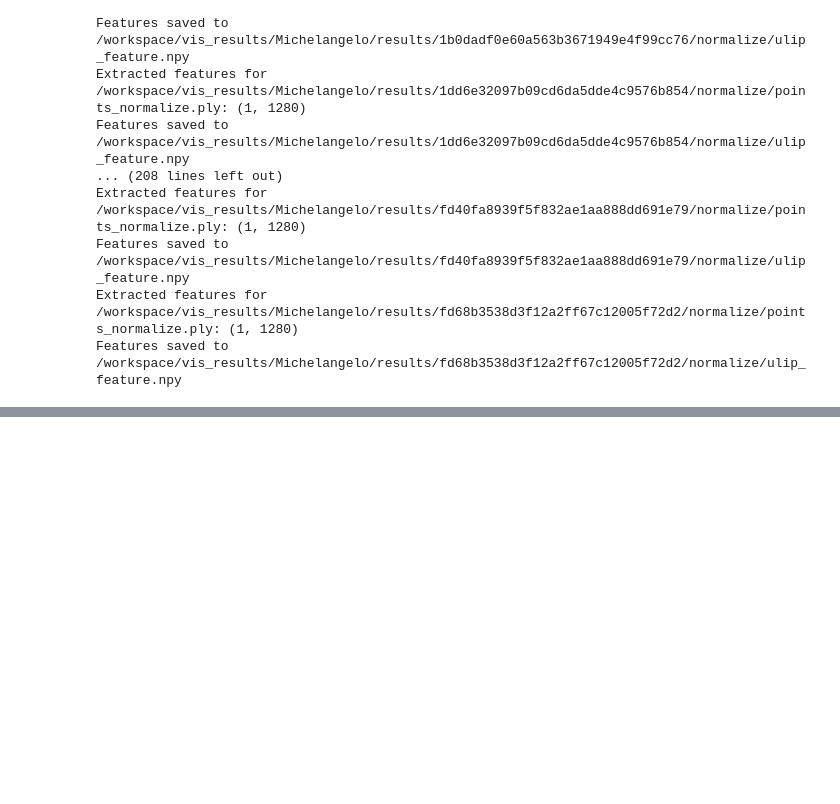
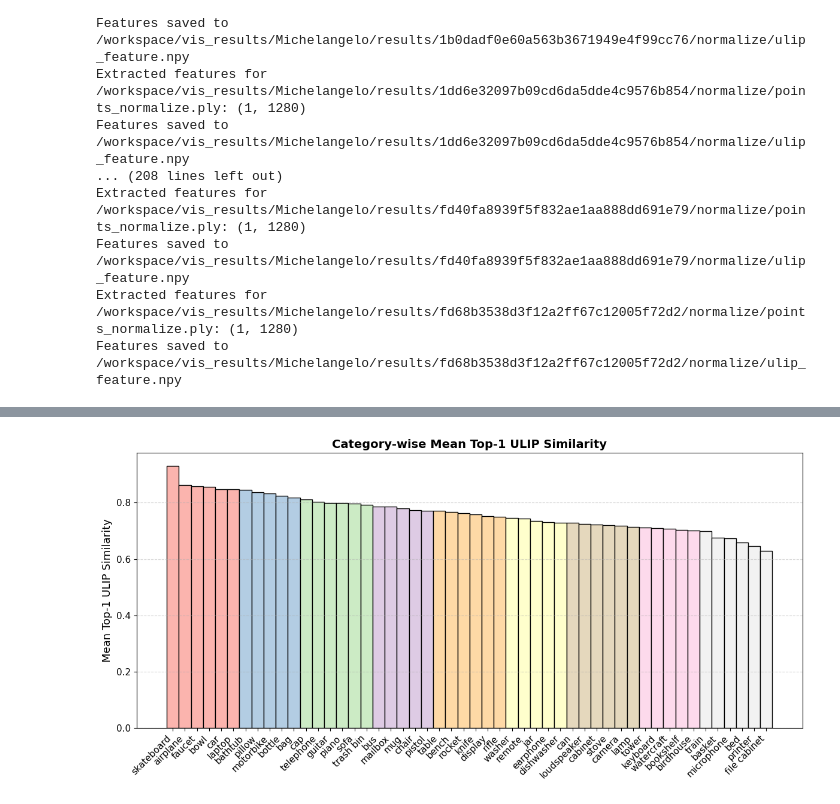
Before and after one commit to URRealHero/ULIP-2, a Jupyter notebook: encoder_features.ipynb, the cells around one changed output, grey strips where cells are left out. Drawn from its saved outputs; the diff is of its cells as text; code cells hidden in the pictures; blank space fills up the shorter version.

```diff
--- a/encoder_features.ipynb
+++ b/encoder_features.ipynb
@@ -84,5 +108,3 @@ def calculate_similarity(features1, features2):
     assert features1.shape == features2.shape, "Feature sets must have the same shape"
     similarity = np.dot(features1, features2.T)
     return similarity
-# %%
-ply_files = ["/workspace/vis_results/SDFusion/results/table/1a35db5eb4f931a3eba0693b2c2a423b/normalize/points_normalize_rotate_90.ply", "/workspace/vis_results/SDFusion/results/table/1a35db5eb4f931a3eba0693b2c2a423b/normalize/points_normalize_rotate_180.ply", "/workspace/vis_results/SDFusion/results/table/1a35db5eb4f931a3eba0693b2c2a423b/normalize/points_normalize_rotate_270.ply", "/workspace/vis_results/SDFusion/results/table/1a35db5eb4f931a3eba0693b2c2a423b/normalize/points_normalize_rotate_360.ply"]
@@ -104,0 +111,12 @@ Features saved to /workspace/vis_results/SDFusion/results/table/1a35db5eb4f931a3
+# %%
+ROOT_DIR = "/home/davidyyd/3dm/Shapenet/vis_results/SDFusion"
+MODEL_DIR = [os.path.join(ROOT_DIR, d) for d in os.listdir(ROOT_DIR) if os.path.isdir(os.path.join(ROOT_DIR, d))]
+PC_FILES = [os.path.join(d, "generated", "points_normalize.ply") for d in MODEL_DIR]
+# %%
+for ply_file in PC_FILES:
+    print(f"Processing {ply_file}...")
+    point_feature = extract_features_from_ply(model, ply_file)
+
+    # save the features as ulip_feature.npy
+    np.save(os.path.join(os.path.dirname(ply_file),"ulip_feature.ply"), point_feature)
+    # print(f"Saved features to {ply_file.replace('.ply', '_ulip_feature.npy')}")
@@ -228,0 +405,28 @@ Features saved to /workspace/vis_results/Michelangelo/results/fd68b3538d3f12a2ff
+# %%
+from matplotlib import cm
+# 使用 pastel colormap（浅色）
+cmap = cm.get_cmap('Pastel1', len(categories))
+colors = [cmap(i) for i in range(len(categories))]
+
+# 开始绘图
+plt.figure(figsize=(12, 6))
+bars = plt.bar(
+    categories,
+    mean_sims,
+    color=colors,
+    edgecolor='black',
+    linewidth=1,  # 加粗边缘
+    width=1
+)
+
+# 坐标轴美化
+plt.xticks(rotation=45, ha='right', fontsize=11)
+plt.yticks(fontsize=11)
+plt.ylabel("Mean Top-1 ULIP Similarity", fontsize=13)
+plt.title("Category-wise Mean Top-1 ULIP Similarity", fontsize=14, weight='bold')
+plt.grid(axis='y', linestyle='--', alpha=0.5)
+
+plt.tight_layout()
+plt.show()
+# %% [output]
+[figure, added]
```
Also changed, not shown: parts of 10 cells of this notebook, 2 other files.
